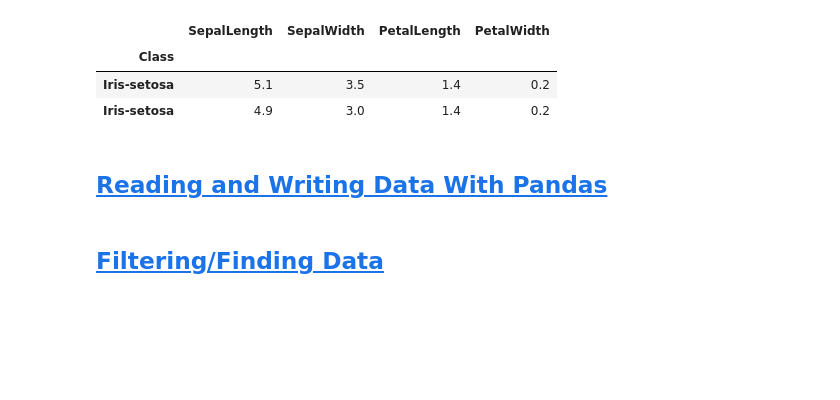
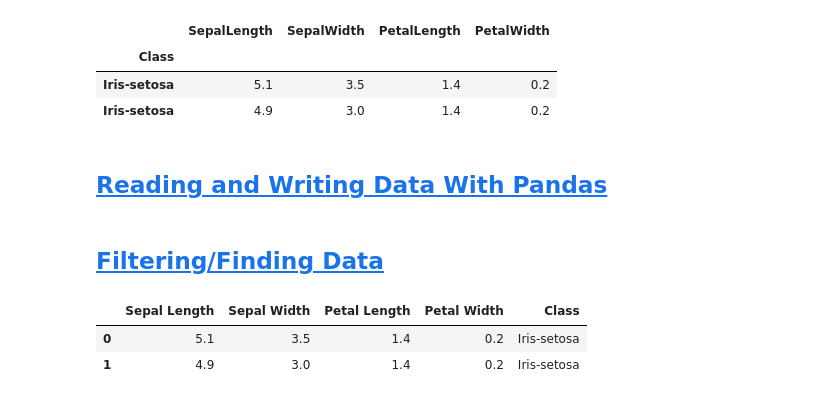
Before and after one commit to davideliason/DM4BA_Personal_Practice, a Jupyter notebook: Pandas_DataAnalysis.ipynb, the cells around one changed output. Drawn from its saved outputs; the diff is of its cells as text; code cells hidden in the pictures; blank space fills up the shorter version.

```diff
--- a/Pandas_DataAnalysis.ipynb
+++ b/Pandas_DataAnalysis.ipynb
@@ -237,2 +241,8 @@ iris.head(2)
+# %%
+iris.head(2)
+# %% [output]
+|  | Sepal Length | Sepal Width | Petal Length | Petal Width | Class |
+| 0 | 5.1 | 3.5 | 1.4 | 0.2 | Iris-setosa |
+| 1 | 4.9 | 3.0 | 1.4 | 0.2 | Iris-setosa |
 # %%
 iris_setosa_df = iris[iris.Class == "Iris-setosa"]
```
Also changed, not shown: parts of 11 cells of this notebook.
